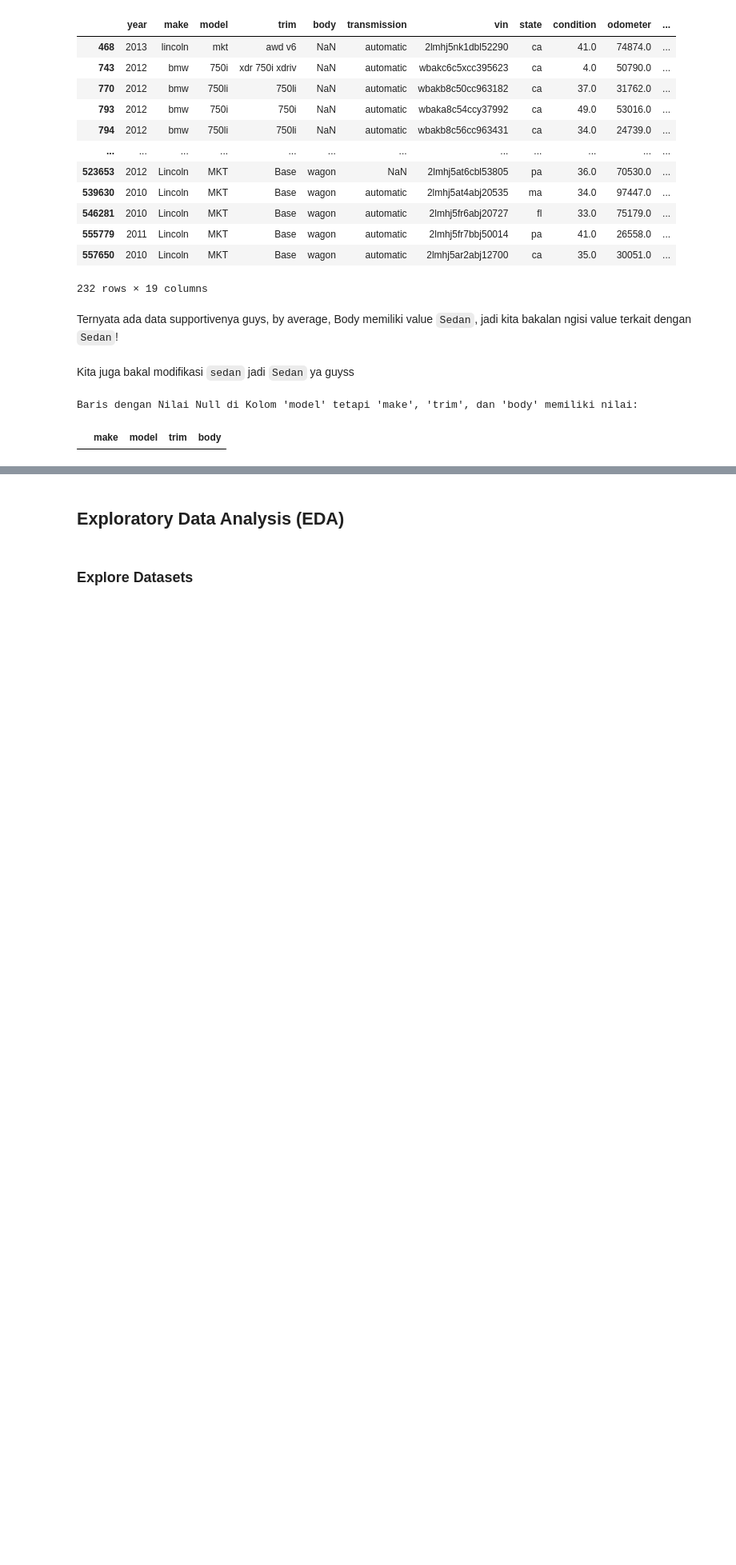
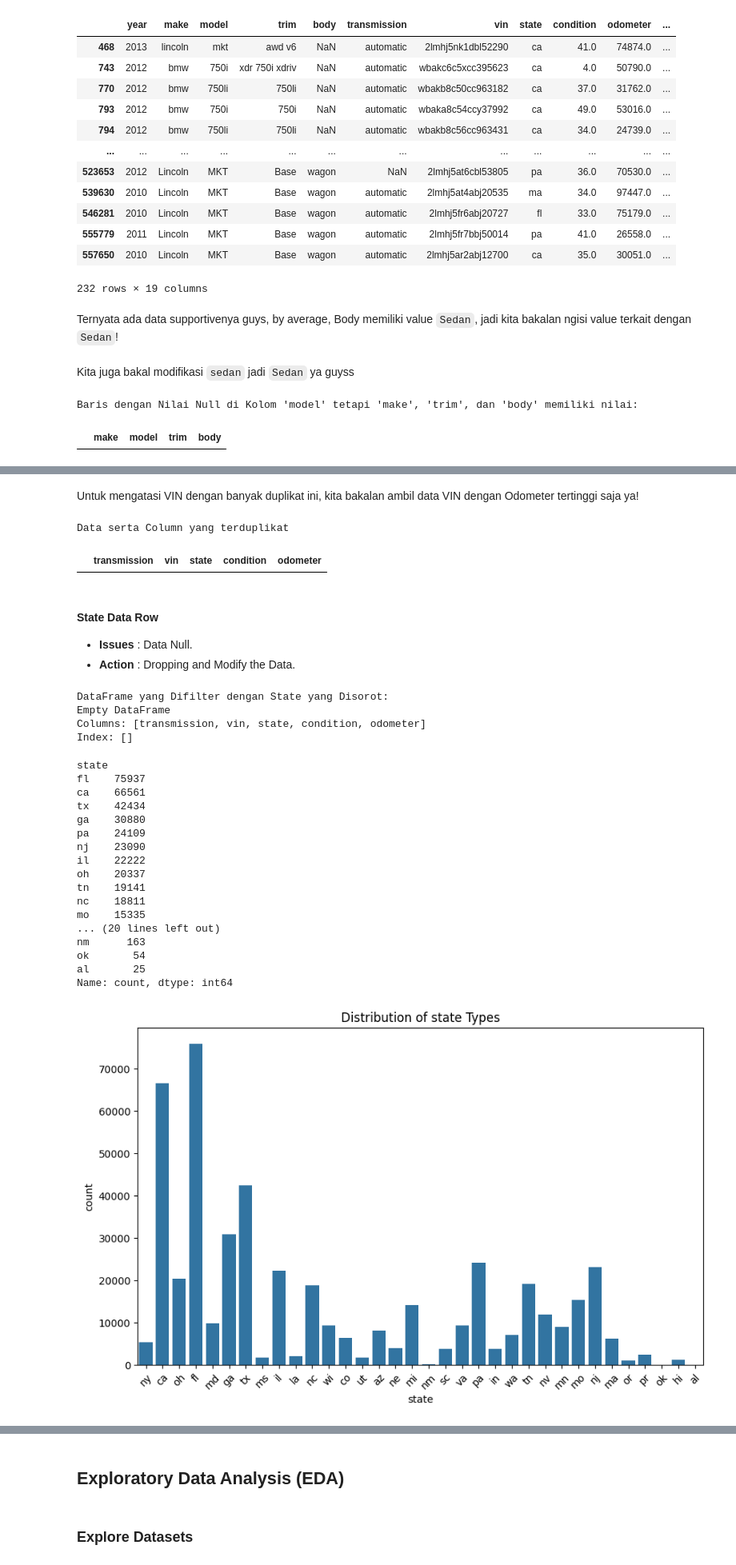
Before and after one commit to Bayhaqieee/GDG_ML_Learning, a Jupyter notebook: Hands_on_DataAnalysis_.ipynb, the cells around one changed output, grey strips where cells are left out. Shown at 80% size. Drawn from its saved outputs; the diff is of its cells as text; code cells hidden in the pictures; blank space fills up the shorter version.

```diff
--- a/Hands_on_DataAnalysis_.ipynb
+++ b/Hands_on_DataAnalysis_.ipynb
@@ -1474,0 +1554,3 @@ Baris dengan Nilai Null di Kolom 'model' tetapi 'make', 'trim', dan 'body' memil
+# %%
+# Assuming your DataFrame is called 'df'
+df_data = df_data.dropna(subset=['transmission'])
@@ -1474,0 +1643,69 @@ Baris dengan Nilai Null di Kolom 'model' tetapi 'make', 'trim', dan 'body' memil
+# %% [markdown]
+Untuk mengatasi VIN dengan banyak duplikat ini, kita bakalan ambil data VIN dengan Odometer tertinggi saja ya!
+# %%
+# Sort the df_DataFrame by 'odometer' in descending order
+df_data = df_data.sort_values('odometer', ascending=False)
+
+# Drop duplicate 'vin' values, keeping the first occurrence (highest 'odometer')
+df_data = df_data.drop_duplicates(subset=['vin'], keep='first')
+# %%
+print("Data serta Column yang terduplikat")
+display(df_data[df_data.duplicated(subset=['vin'], keep=False)][['transmission', 'vin', 'state', 'condition', 'odometer']].sort_values(by=['vin']))
+# %% [output]
+Data serta Column yang terduplikat
+|  | transmission | vin | state | condition | odometer |
+# %% [markdown]
+#### State Data Row
+- **Issues** : Data Null.
+- **Action** : Dropping and Modify the Data.
+# %%
+# Dapatkan jumlah nilai untuk kolom 'state'
+state_counts = df_data['state'].value_counts()
+
+# Filter untuk state yang dimulai dengan "3vwd"
+highlighted_states = state_counts[state_counts.index.str.startswith('3vwd')]
+
+# Filter dan urutkan df_data untuk kolom yang diinginkan
+filtered_df = df_data[['transmission', 'vin', 'state', 'condition', 'odometer']].sort_values(by=['state'])
+
+# Sekarang, 'filtered_df' berisi data Anda, dan 'highlighted_states' menyoroti state tertentu
+
+# Misalnya, Kamu dapat memfilter 'filtered_df' untuk baris di mana 'state' berada di 'highlighted_states.index'
+filtered_highlighted_df = filtered_df[filtered_df['state'].isin(highlighted_states.index)]
+
+print("\nDataFrame yang Difilter dengan State yang Disorot:")
+print(filtered_highlighted_df)
+# %% [output]
+DataFrame yang Difilter dengan State yang Disorot:
+Empty DataFrame
+Columns: [transmission, vin, state, condition, odometer]
+Index: []
+# %%
+# Frequency Analysis
+print(df_data['state'].value_counts())
+
+# Data Visualization
+plt.figure(figsize=(10, 6))
+sns.countplot(x='state', data=df_data)
+plt.title('Distribution of state Types')
+plt.xticks(rotation=45)
+plt.show()
+# %% [output]
+state
+fl    75937
+ca    66561
+tx    42434
+ga    30880
+pa    24109
+nj    23090
+il    22222
+oh    20337
+tn    19141
+nc    18811
+mo    15335
+... (20 lines left out)
+nm      163
+ok       54
+al       25
+Name: count, dtype: int64
+[figure, added]
```
Also changed, not shown: parts of 84 cells of this notebook.
